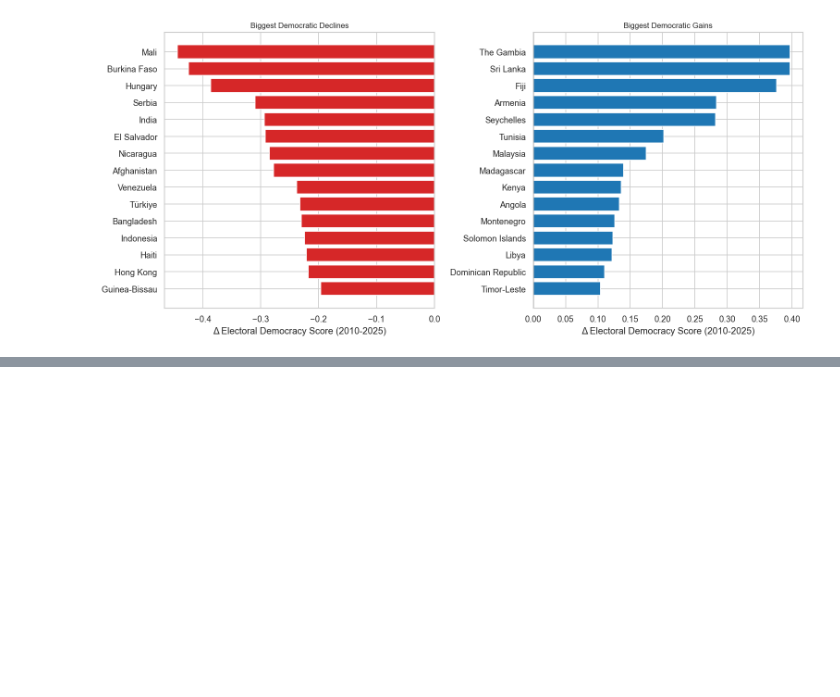
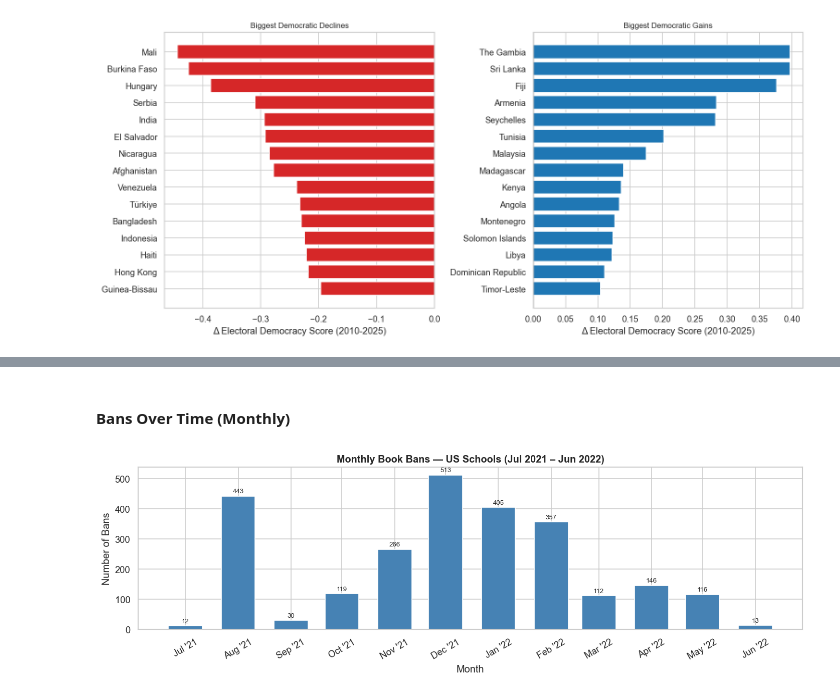
Before and after one commit to angelB612/ignorance-is-strength, a Jupyter notebook: explore.ipynb, the cells around one changed output, grey strips where cells are left out. Drawn from its saved outputs; the diff is of its cells as text; code cells hidden in the pictures; blank space fills up the shorter version.

```diff
--- a/explore.ipynb
+++ b/explore.ipynb
@@ -616,0 +591,26 @@ plt.show()
+# %% [markdown]
+#### Bans Over Time (Monthly)
+# %%
+# Count bans per month
+monthly = df_books.groupby("date").size().reset_index(name="bans")
+
+fig, ax = plt.subplots(figsize=(12, 4))
+ax.bar(monthly["date"], monthly["bans"], width=20, color="steelblue", edgecolor="white")
+ax.set_xlabel("Month")
+ax.set_ylabel("Number of Bans")
+ax.set_title("Monthly Book Bans — US Schools (Jul 2021 – Jun 2022)", fontweight="bold")
+ax.xaxis.set_major_formatter(mticker.FuncFormatter(
+    lambda x, _: pd.Timestamp.fromordinal(int(x)).strftime("%b '%y") if x > 0 else ""
+))
+import matplotlib.dates as mdates
+ax.xaxis.set_major_locator(mdates.MonthLocator())
+ax.xaxis.set_major_formatter(mdates.DateFormatter("%b '%y"))
+plt.xticks(rotation=30)
+for bar in ax.patches:
+    ax.text(bar.get_x() + bar.get_width() / 2, bar.get_height() + 5,
+            str(int(bar.get_height())), ha="center", va="bottom", fontsize=8)
+plt.tight_layout()
+plt.savefig("banned_books_timeline.png", dpi=150, bbox_inches="tight")
+plt.show()
+# %% [output]
+[figure, added]
```
Also changed, not shown: parts of 30 cells of this notebook.
